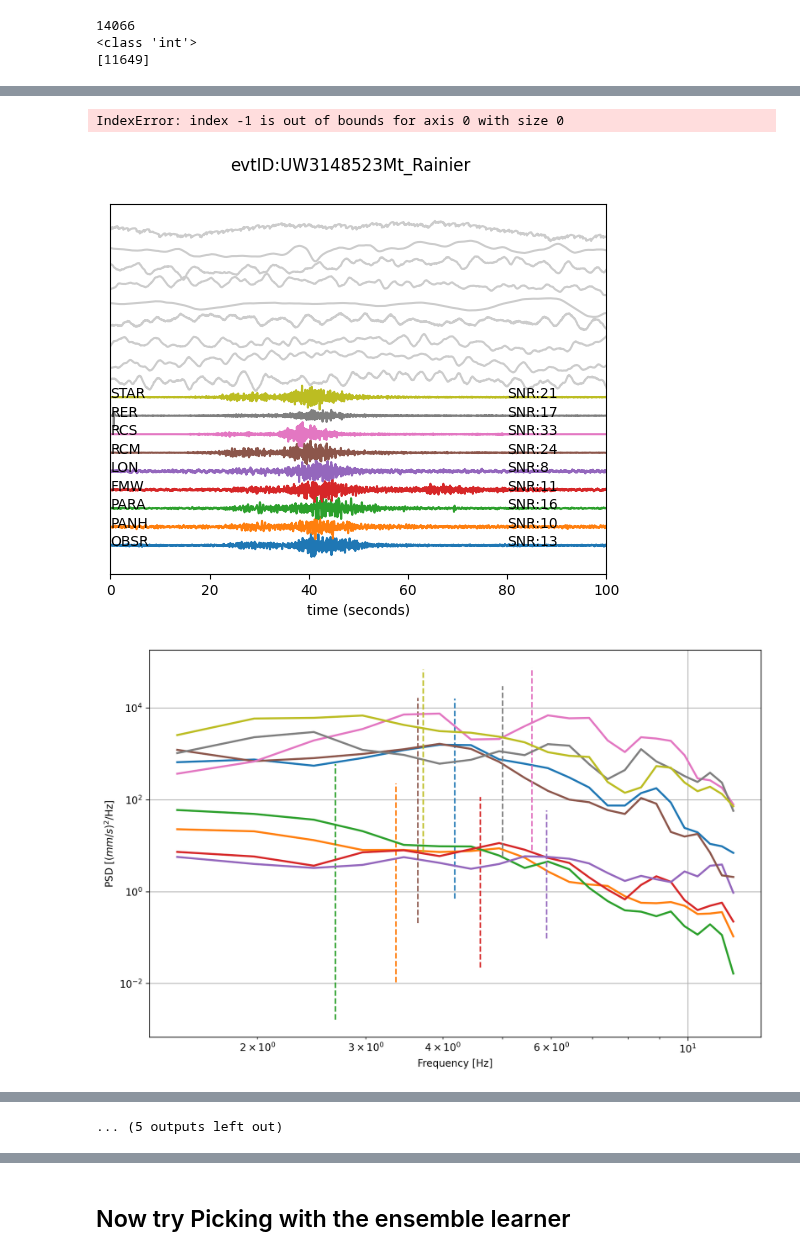
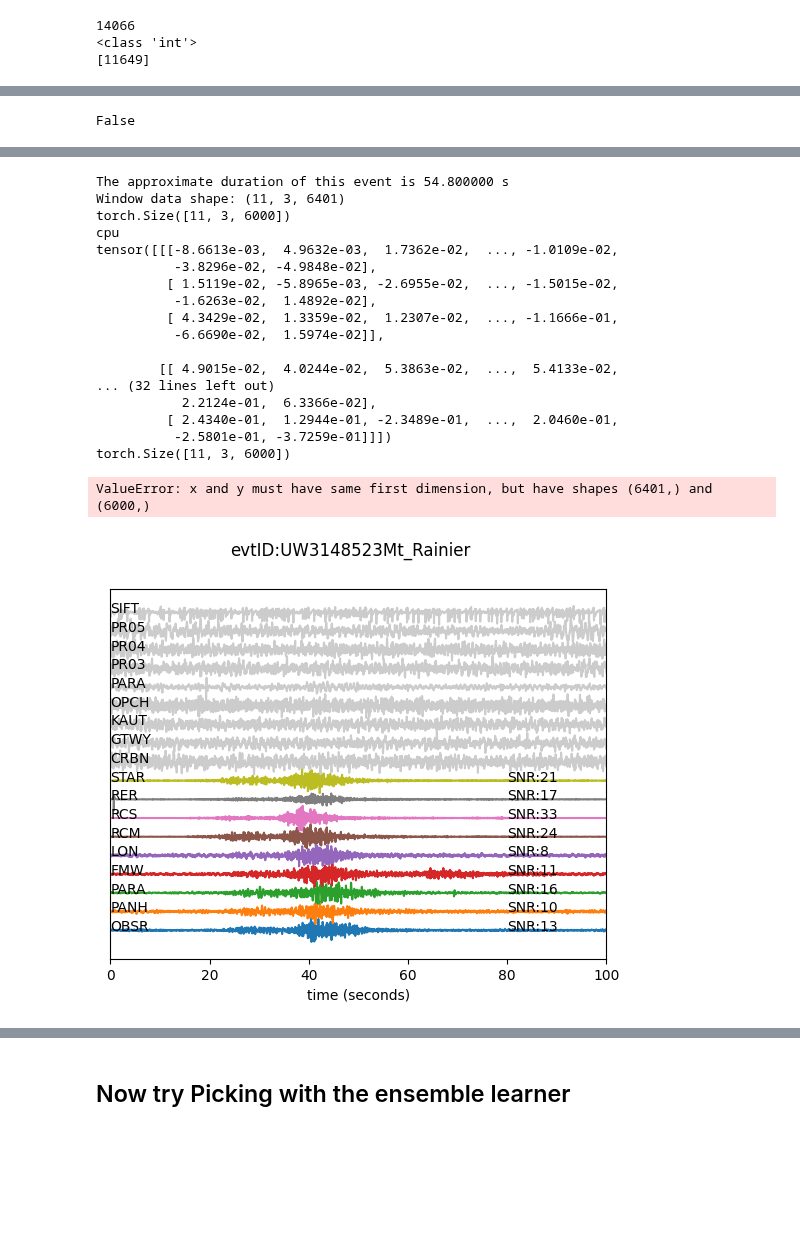
Before and after one commit to Denolle-Lab/surface_events, a Jupyter notebook: src/fullstack_per_event_MLPicker.ipynb, the cells around one changed output, grey strips where cells are left out. Cells and saved outputs as stored; diff of their text form; code cells hidden in the pictures; blank space fills up the shorter version.

Commit message:
update notebook and some plots

```diff
--- a/src/fullstack_per_event_MLPicker.ipynb
+++ b/src/fullstack_per_event_MLPicker.ipynb
@@ -409,3 +403,7 @@ False
+# %%
+start_time[0]>datetime(2002,1,1)
+# %% [output]
+False
 # %%
 
 for n in range(11649,len(evt_id)):
@@ -448,9 +446,8 @@ for n in range(11649,len(evt_id)):
 
         bulk2 = []
         for m in range(0, len(networks)):
-            bulk2.append([networks[m], stations[m], '02', 'BDF', otime-t_before_raw, otime+t_after_raw])
+            bulk2.append([networks[m], stations[m], '01', 'BDF', otime-t_before_raw, otime+t_after_raw])
         infra = client2.get_waveforms_bulk(bulk2)
-        print(infra)
         #remove unwanted data
         for tr in st:
             cha = tr.stats.channel
@@ -484,7 +481,8 @@ for n in range(11649,len(evt_id)):
             noise_window = ii.copy()
             signal_window.trim(otime - 15, otime - 15 + window) # trim the signal at the first pick time of the PNSN data, with loose 40s before
             noise_window.trim(otime - window -15, otime - 15) # noise window of the same length
-            print(len(signal_window),len(noise_window[0].data))
+            if not len(signal_window.data) or not len(signal_window.data): continue
+            # print(len(signal_window),len(noise_window.data))
             snr = (20 * np.log(np.percentile(np.abs(signal_window.data),pr)
                             / np.percentile(np.abs(noise_window.data),pr))/np.log(10))
             max_amp_time = np.argmax(noise_window.data)/fs
@@ -534,8 +532,11 @@ for n in range(11649,len(evt_id)):
         for i,ii in enumerate(infra):
             ii.filter('bandpass',freqmin=1,freqmax=20,corners=2,zerophase=True)
             signal_window = ii.copy()
-            signal_window.trim(otime - 15+50, otime - 15 +50 + window) # trim the signal at the first pick time of the PNSN data, with loose 40s before
-            ax.plot(t-50,signal_window.data/np.max(np.abs(signal_window.data))+iplot*1.5,color='0.8')
+            signal_window.trim(otime - 15+50, otime - 15  + window+50) # trim the signal at the first pick time of the PNSN data, with loose 40s before
+            if not len(signal_window.data): continue
+            t1 = signal_window.times()
+            ax.plot(t1,signal_window.data/np.max(np.abs(signal_window.data))+iplot*1.5,color='0.8')
+            ax.text(0, iplot*1.5, signal_window.stats.station)
             iplot+=1
         ax.set_xlim((0,100))
     # impose at least 4 stations
@@ -566,7 +567,7 @@ for n in range(11649,len(evt_id)):
     # evt_data.trim(starttime=otime-20,endtime=otime+Td+20)
     #         # make plot of spectra
     char_freq, sharp_weight= [],[]
-    fig1,ax1 = plt.subplots(1,1,figsize=(11,7), dpi = 200)
+    # fig1,ax1 = plt.subplots(1,1,figsize=(11,7), dpi = 200)
     for i in range(len(data2measure_peak_frequency)):
         data = data2measure_peak_frequency[i].data #*100
         f,psd=scipy.signal.welch(data,fs=fs,nperseg=81,noverlap=4)
@@ -586,20 +587,20 @@ for n in range(11649,len(evt_id)):
         char_freq.append(char_freq_mean)
 
 #             plt.rcParams.update({'font.size': 20})
-        ax1.plot(f,psd,label=stas[i],linewidth=2)
-        ax1.set_xscale('log')
-        ax1.set_yscale('log')
-        ax1.grid('True')
-        ax1.set_xlabel('Frequency [Hz]')
-        ax1.set_ylabel('PSD [$(mm/s)^2$/Hz]')
-        ax1.vlines(char_freq_mean,ymin=np.min(psd)/10,ymax=np.max(psd)*10,linestyle="--",colors=colors[i])
+        # ax1.plot(f,psd,label=stas[i],linewidth=2)
+        # ax1.set_xscale('log')
+        # ax1.set_yscale('log')
+        # ax1.grid('True')
+        # ax1.set_xlabel('Frequency [Hz]')
+        # ax1.set_ylabel('PSD [$(mm/s)^2$/Hz]')
+        # ax1.vlines(char_freq_mean,ymin=np.min(psd)/10,ymax=np.max(psd)*10,linestyle="--",colors=colors[i])
 
 #             # weighting the data by the spikiness of the PSD vs frequency graphs
         ratio = (np.mean(psd)/np.max(psd))
         sharp_weight.append(int(1/(ratio**2)*20))
 
 #         ax.legend()
-#         plt.savefig('psd'+event_ID+associated_volcano+'.png')
+        # plt.savefig('../plots/psd'+event_ID+associated_volcano+'.png')
 
         # lats, lons, elevs, r, theta = ([] for i in range(5))
         # ref = str(nets[0]+'.'+stas[0])
@@ -607,8 +608,7 @@ for n in range(11649,len(evt_id)):
         #     ref_env = data_env_dict[reference]
         # except:
         #     ref_env = data_env_dict[ref]
-    ax.plot()
-    continue
+    # del fig1
     ################### PHASE PICKING using retrained eqT ####################
     # 1. Data Prep: 1) gather all stream into (n,3,66001) , 2) sort channel to ZEN, 3) normalize data
 
@@ -647,26 +647,30 @@ for n in range(11649,len(evt_id)):
     data_max[:,:, :6] *= tap; data_max[:,:, -6:] *= tap[::-1]
     print(f"Window data shape: {data_std.shape}")
 
+    data_std_trim = data_std[:, :,200 :-201]
+    data_max_trim = data_max[:, :,200 :-201]
 
     eqt.eval();
 
-    windows_max_tt = torch.Tensor(data_max)
+    windows_max_tt = torch.Tensor(data_std_trim)
     print(windows_max_tt.shape)
     print(device)
     print(windows_max_tt.to(device))
     print(windows_max_tt.to(device).shape)
     _torch_pred = eqt(windows_max_tt.to(device))
-    batch_pred[0, :] = _torch_pred[1].detach().cpu().numpy()[:, :]
-    batch_pred[1, :] = _torch_pred[2].detach().cpu().numpy()[:, :]
+    batch_pred =np.zeros(shape=(data_std.shape[0],2,6000))
+    batch_pred[:,0, :] = _torch_pred[1].detach().cpu().numpy()[:, :]
+    batch_pred[:,1, :] = _torch_pred[2].detach().cpu().numpy()[:, :]
 
-    print(batch_pred[0, :, 0, :])
+    ax.plot(t,batch_pred[0, 0, :]/np.max(np.abs(batch_pred[0, 0, :]))+iplot*1.5)
 
 
+    ax.plot()
+    fig.savefig('../plots/waveforms_'+event_ID+associated_volcano+'.png')
+    del fig
     break
     # annotations = eqt.annotate(stream)
 
-        # batch_pred_tl[0, 0, :] = _torch_pred[1].detach().cpu().numpy()
-        # batch_pred_tl[1, 0, :] = _torch_pred[2].detach().cpu().numpy()
 
         # # annotations = eqt.annotate(data_std)
         # # print(annotations)
@@ -711,3 +700,19 @@ CC.SIFT.02.BDF | 2021-01-15T23:11:03.000000Z - 2021-01-15T23:51:03.000000Z | 50.
-IndexError: index -1 is out of bounds for axis 0 with size 0
+The approximate duration of this event is 54.800000 s
+Window data shape: (11, 3, 6401)
+torch.Size([11, 3, 6000])
+cpu
+tensor([[[-8.6613e-03,  4.9632e-03,  1.7362e-02,  ..., -1.0109e-02,
+          -3.8296e-02, -4.9848e-02],
+         [ 1.5119e-02, -5.8965e-03, -2.6955e-02,  ..., -1.5015e-02,
+          -1.6263e-02,  1.4892e-02],
+         [ 4.3429e-02,  1.3359e-02,  1.2307e-02,  ..., -1.1666e-01,
+          -6.6690e-02,  1.5974e-02]],
+
+        [[ 4.9015e-02,  4.0244e-02,  5.3863e-02,  ...,  5.4133e-02,
+... (32 lines left out)
+           2.2124e-01,  6.3366e-02],
+         [ 2.4340e-01,  1.2944e-01, -2.3489e-01,  ...,  2.0460e-01,
+          -2.5801e-01, -3.7259e-01]]])
+torch.Size([11, 3, 6000])
+ValueError: x and y must have same first dimension, but have shapes (6401,) and (6000,)
-[figure, old version]
+[figure, new version]
-[figure, removed]
@@ -722,4 +719,3 @@ IndexError: index -1 is out of bounds for axis 0 with size 0
-... (5 outputs left out)
 # %%
 
 eqt.to(device)
```
Also changed, not shown: parts of 4 cells of this notebook, 29 other files.
